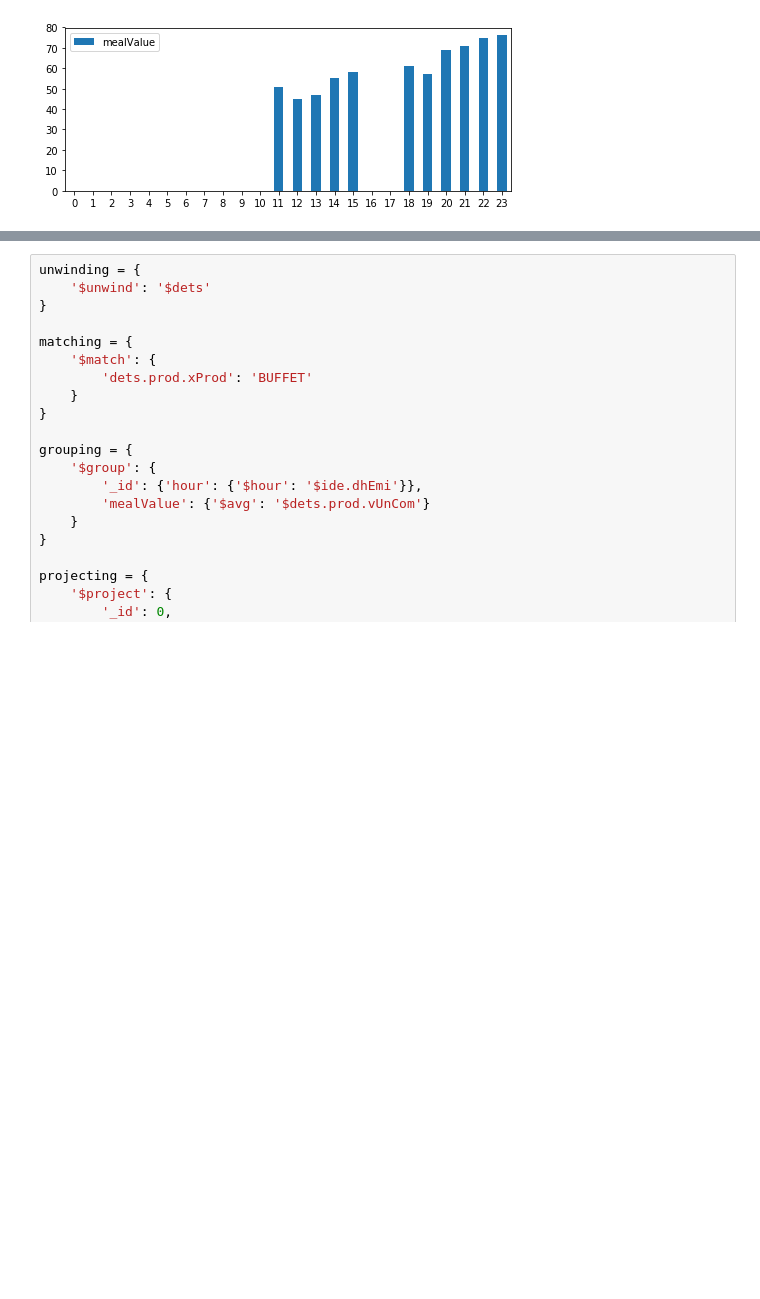
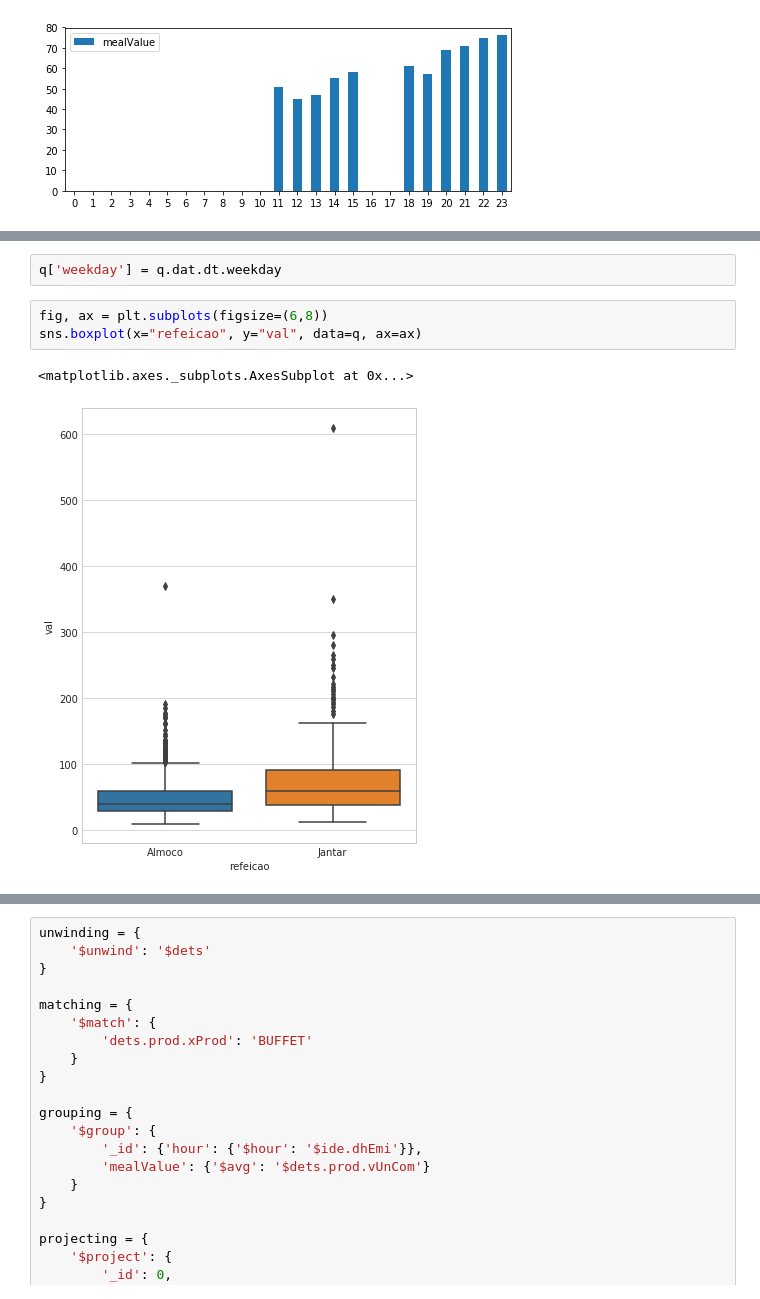
Before and after one commit to pfcor/totvs_datachallenge, a Jupyter notebook: 01_exploratory.ipynb, the cells around one changed output, grey strips where cells are left out. Saved outputs shown, nothing was run; the diff lists cells and outputs as text; blank space fills up the shorter version.

```diff
--- a/01_exploratory.ipynb
+++ b/01_exploratory.ipynb
@@ -223,0 +249,8 @@ Even filtering the data to only consider the values of BUFFET, dinner seems more
+# %%
+q['weekday'] = q.dat.dt.weekday
+# %%
+fig, ax = plt.subplots(figsize=(6,8))
+sns.boxplot(x="refeicao", y="val", data=q, ax=ax)
+# %% [output]
+<matplotlib.axes._subplots.AxesSubplot at 0x...>
+[figure, added]
```
Also changed, not shown: parts of 24 cells of this notebook, 1 other file.
